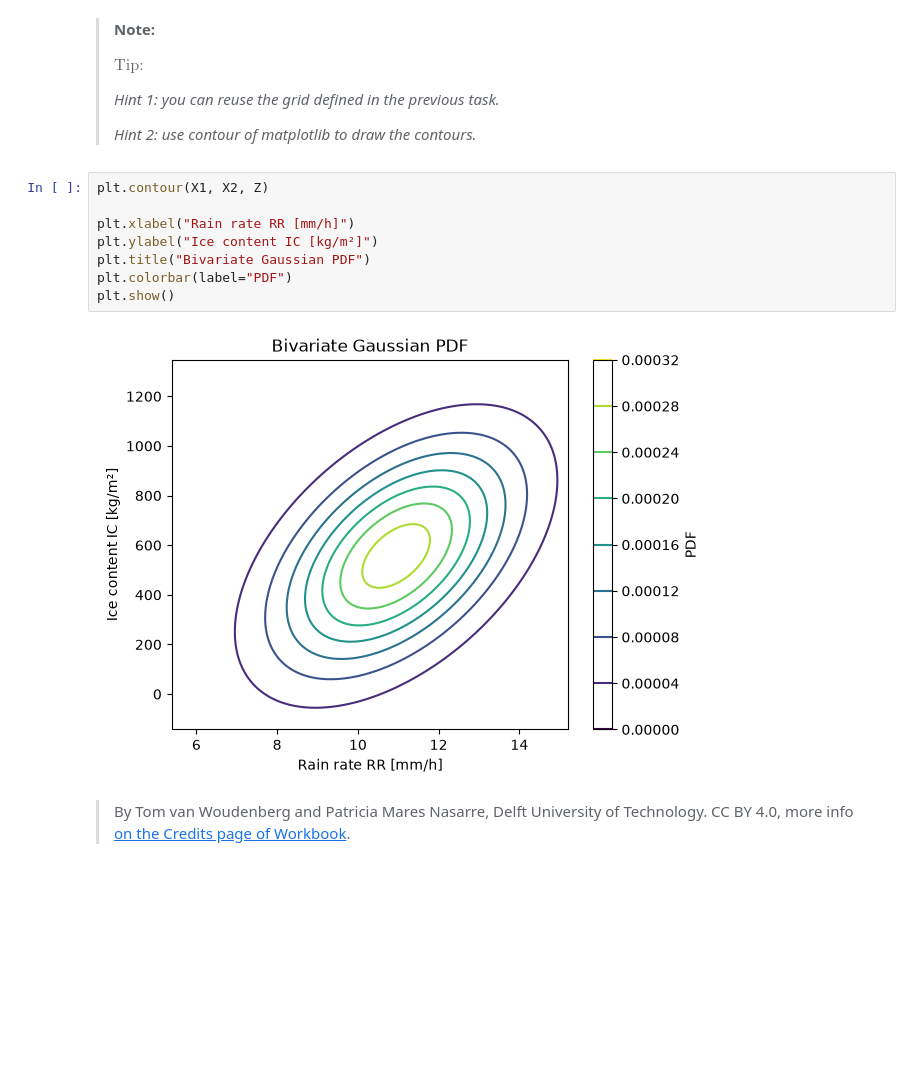
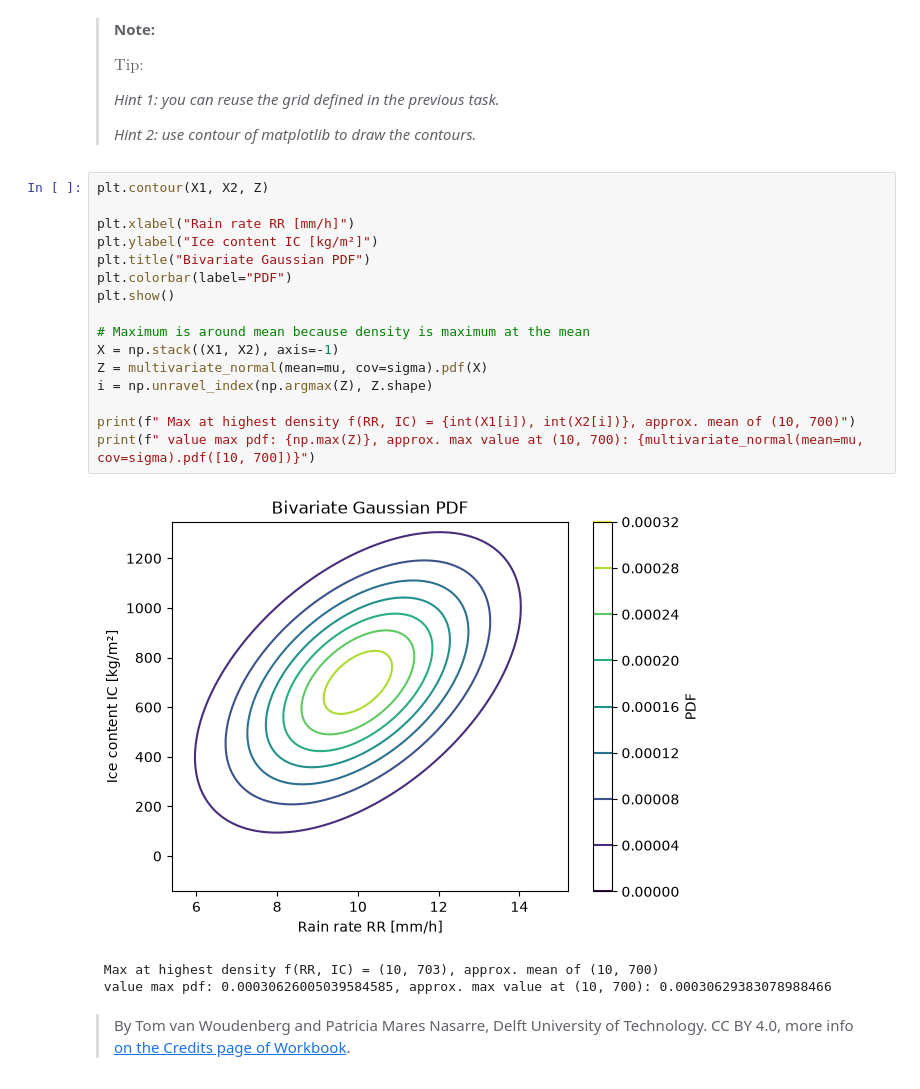
Before and after one commit to NickZhou21/PA1.5, a Jupyter notebook: scipy_statcs_3d_plots.ipynb, the cells around one changed output. Saved outputs shown, nothing was run; the diff lists cells and outputs as text; blank space fills up the shorter version.

```diff
--- a/scipy_statcs_3d_plots.ipynb
+++ b/scipy_statcs_3d_plots.ipynb
@@ -198,15 +198,25 @@ plt.show()
 > *Hint 1: you can reuse the grid defined in the previous task.*
 >
 > *Hint 2: use contour of matplotlib to draw the contours.*
-# %%
-plt.contour(X1, X2, Z)
-
-plt.xlabel("Rain rate RR [mm/h]")
-plt.ylabel("Ice content IC [kg/m²]")
-plt.title("Bivariate Gaussian PDF")
-plt.colorbar(label="PDF")
-plt.show()
-# %% [output]
-[figure, removed]
+# %%
+plt.contour(X1, X2, Z)
+
+plt.xlabel("Rain rate RR [mm/h]")
+plt.ylabel("Ice content IC [kg/m²]")
+plt.title("Bivariate Gaussian PDF")
+plt.colorbar(label="PDF")
+plt.show()
+
+# Maximum is around mean because density is maximum at the mean
+X = np.stack((X1, X2), axis=-1)
+Z = multivariate_normal(mean=mu, cov=sigma).pdf(X)
+i = np.unravel_index(np.argmax(Z), Z.shape)
+
+print(f" Max at highest density f(RR, IC) = {int(X1[i]), int(X2[i])}, approx. mean of (10, 700)")
+print(f" value max pdf: {np.max(Z)}, approx. max value at (10, 700): {multivariate_normal(mean=mu, cov=sigma).pdf([10, 700])}")
+# %% [output]
+[figure, added]
+ Max at highest density f(RR, IC) = (10, 703), approx. mean of (10, 700)
+ value max pdf: 0.00030626005039584585, approx. max value at (10, 700): 0.00030629383078988466
 # %% [markdown]
 > By Tom van Woudenberg and Patricia Mares Nasarre, Delft University of Technology. CC BY 4.0, more info [on the Credits page of Workbook](https://mude.citg.tudelft.nl/workbook-2026/credits.html).
```
Also changed, not shown: parts of 1 cell of this notebook.
